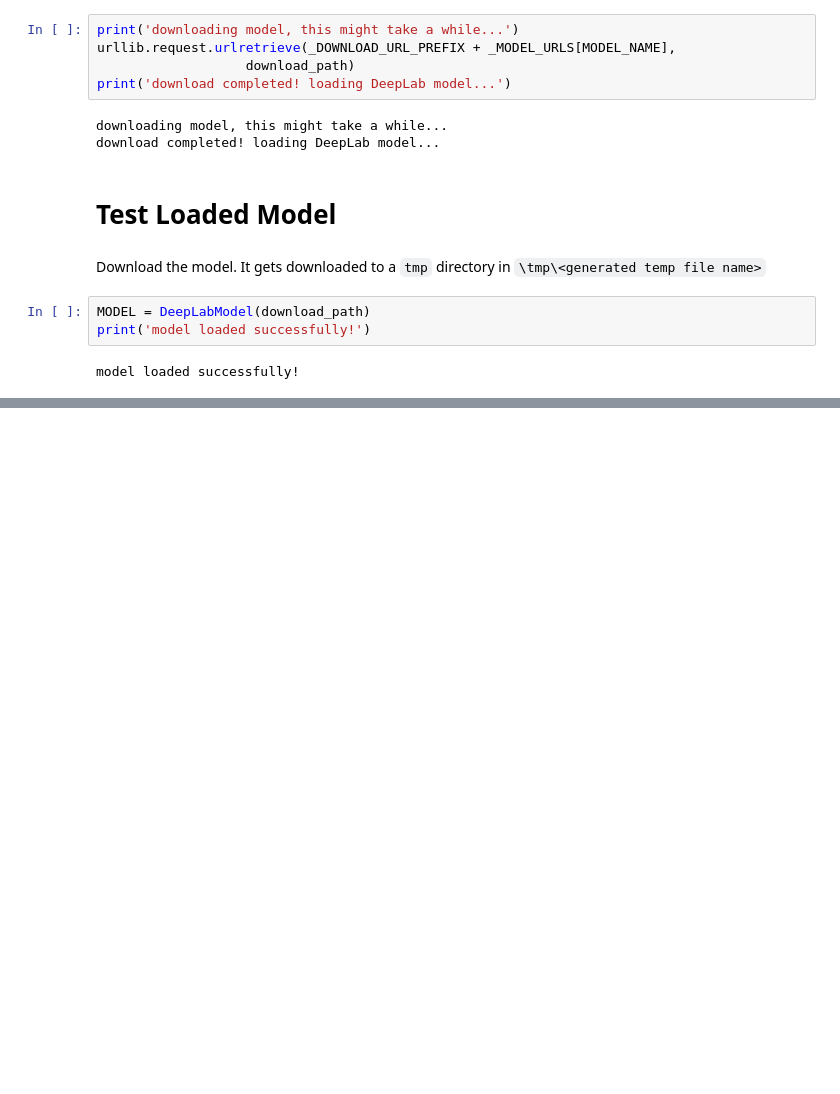
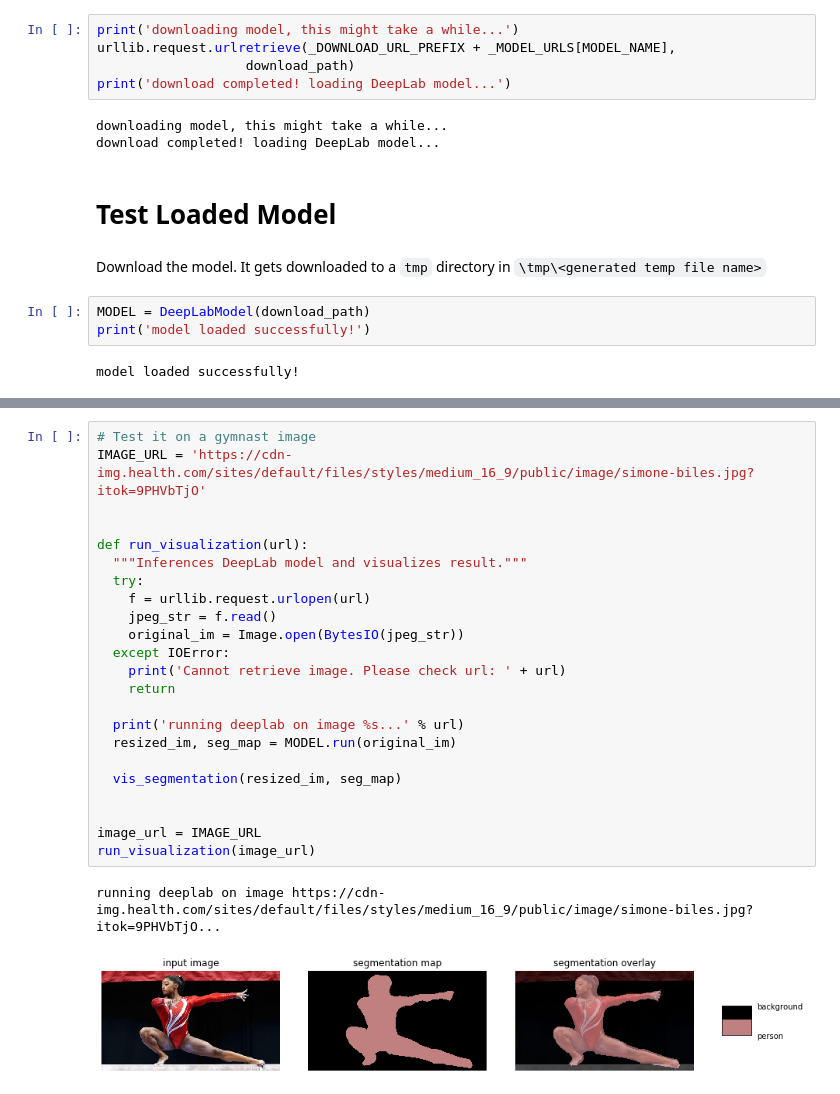
Before and after one commit to gaseosaluz/dlv3tf, a Jupyter notebook: dlv3tf_demo.ipynb, the cells around one changed output, grey strips where cells are left out. Cells and saved outputs as stored; diff of their text form; blank space fills up the shorter version.

```diff
--- a/dlv3tf_demo.ipynb
+++ b/dlv3tf_demo.ipynb
@@ -149,0 +291,26 @@ model loaded successfully!
+# %%
+# Test it on a gymnast image
+IMAGE_URL = 'https://cdn-img.health.com/sites/default/files/styles/medium_16_9/public/image/simone-biles.jpg?itok=9PHVbTjO'
+
+
+def run_visualization(url):
+  """Inferences DeepLab model and visualizes result."""
+  try:
+    f = urllib.request.urlopen(url)
+    jpeg_str = f.read()
+    original_im = Image.open(BytesIO(jpeg_str))
+  except IOError:
+    print('Cannot retrieve image. Please check url: ' + url)
+    return
+
+  print('running deeplab on image %s...' % url)
+  resized_im, seg_map = MODEL.run(original_im)
+
+  vis_segmentation(resized_im, seg_map)
+
+
+image_url = IMAGE_URL
+run_visualization(image_url)
+# %% [output]
+running deeplab on image https://cdn-img.health.com/sites/default/files/styles/medium_16_9/public/image/simone-biles.jpg?itok=9PHVbTjO...
+[figure, added]
```
Also changed, not shown: parts of 5 cells of this notebook.
